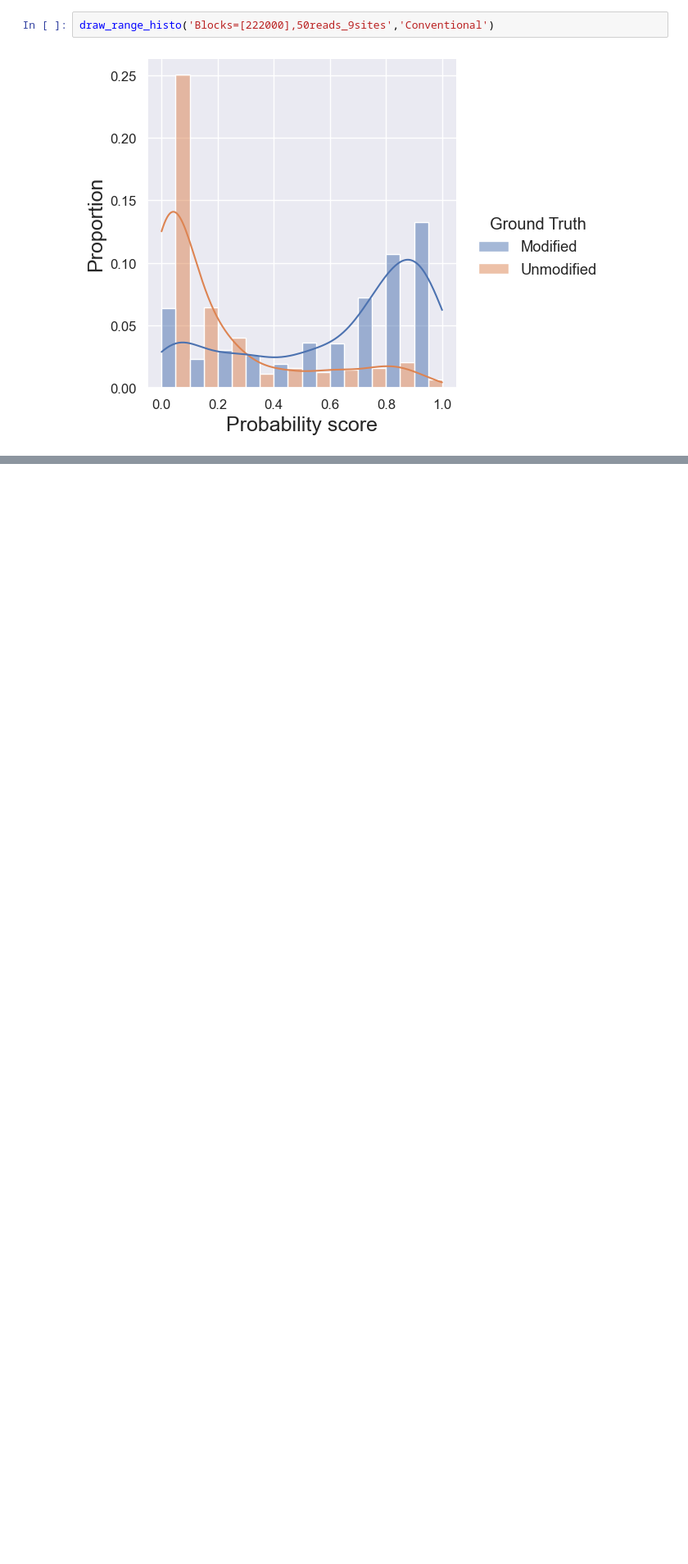
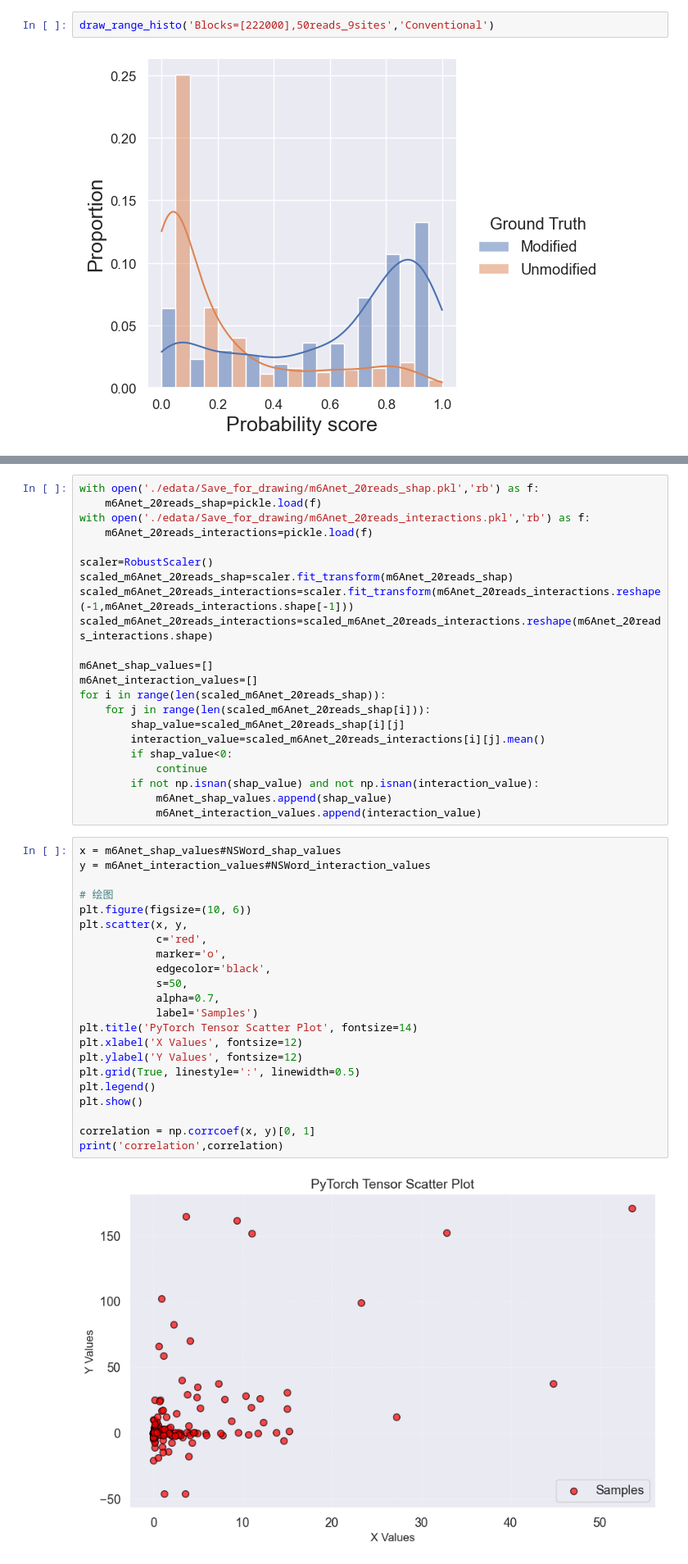
Before and after one commit to faded53222/NSWord, a Jupyter notebook: Draw_Graphs.ipynb, the cells around one changed output, grey strips where cells are left out. Shown at 82% size. Drawn from its saved outputs; the diff is of its cells as text; blank space fills up the shorter version.

```diff
--- a/Draw_Graphs.ipynb
+++ b/Draw_Graphs.ipynb
@@ -214,0 +384,46 @@ draw_range_histo('Blocks=[222000],50reads_9sites','Conventional')
+# %%
+with open('./edata/Save_for_drawing/m6Anet_20reads_shap.pkl','rb') as f:
+    m6Anet_20reads_shap=pickle.load(f)
+with open('./edata/Save_for_drawing/m6Anet_20reads_interactions.pkl','rb') as f:
+    m6Anet_20reads_interactions=pickle.load(f)
+
+scaler=RobustScaler()
+scaled_m6Anet_20reads_shap=scaler.fit_transform(m6Anet_20reads_shap)
+scaled_m6Anet_20reads_interactions=scaler.fit_transform(m6Anet_20reads_interactions.reshape(-1,m6Anet_20reads_interactions.shape[-1]))
+scaled_m6Anet_20reads_interactions=scaled_m6Anet_20reads_interactions.reshape(m6Anet_20reads_interactions.shape)
+
+m6Anet_shap_values=[]
+m6Anet_interaction_values=[]
+for i in range(len(scaled_m6Anet_20reads_shap)):
+    for j in range(len(scaled_m6Anet_20reads_shap[i])):
+        shap_value=scaled_m6Anet_20reads_shap[i][j]
+        interaction_value=scaled_m6Anet_20reads_interactions[i][j].mean()
+        if shap_value<0:
+            continue
+        if not np.isnan(shap_value) and not np.isnan(interaction_value):
+            m6Anet_shap_values.append(shap_value)
+            m6Anet_interaction_values.append(interaction_value)
+# %%
+x = m6Anet_shap_values#NSWord_shap_values
+y = m6Anet_interaction_values#NSWord_interaction_values
+
+# 绘图
+plt.figure(figsize=(10, 6))
+plt.scatter(x, y,
+            c='red',
+            marker='o',
+            edgecolor='black',
+            s=50,
+            alpha=0.7,
+            label='Samples')
+plt.title('PyTorch Tensor Scatter Plot', fontsize=14)
+plt.xlabel('X Values', fontsize=12)
+plt.ylabel('Y Values', fontsize=12)
+plt.grid(True, linestyle=':', linewidth=0.5)
+plt.legend()
+plt.show()
+
+correlation = np.corrcoef(x, y)[0, 1]
+print('correlation',correlation)
+# %% [output]
+[figure, added]
```
Also changed, not shown: parts of 13 cells of this notebook.
